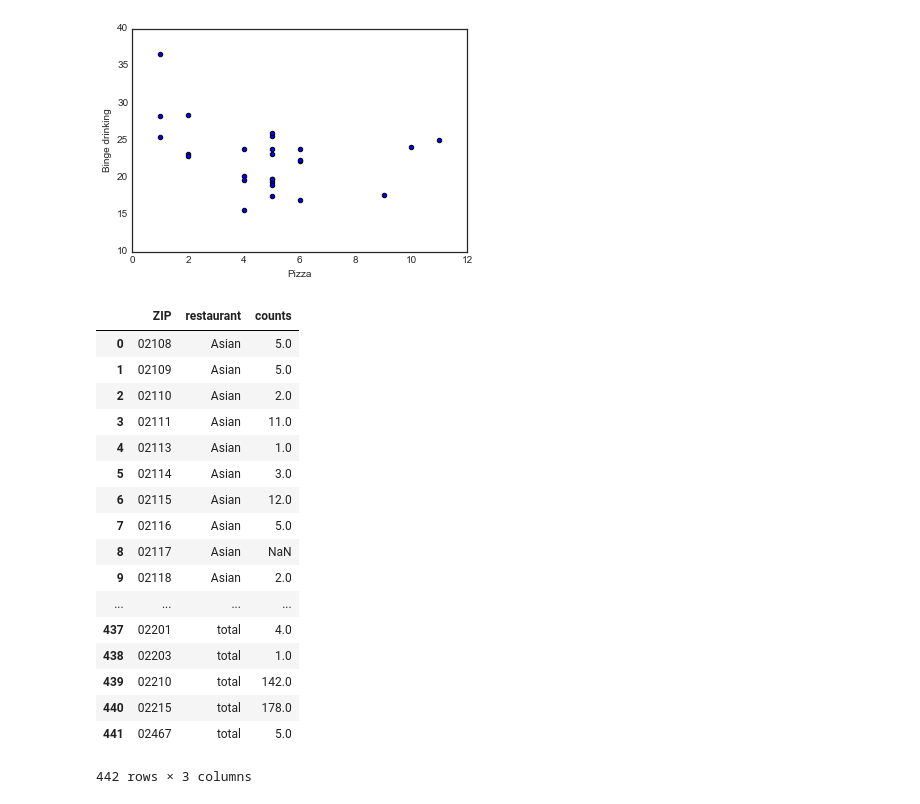
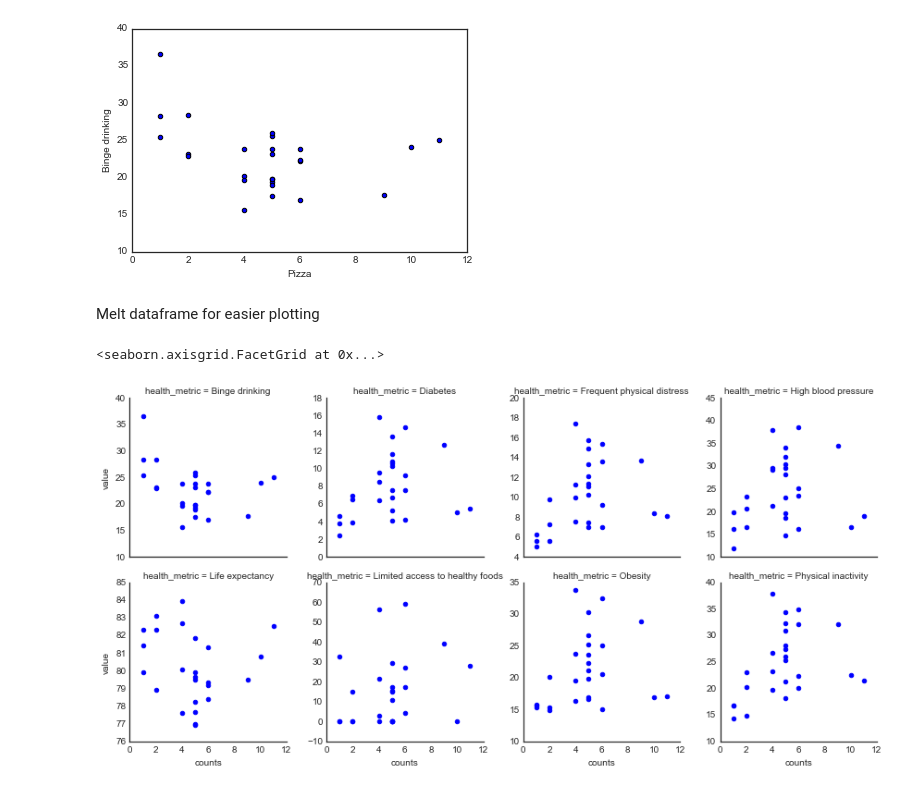
Before and after one commit to cduvallet/sourcingboston, a Jupyter notebook: src/correlations_between_restaurants_and_outcomes.ipynb, the cells around one changed output. Drawn from its saved outputs; the diff is of its cells as text; code cells hidden in the pictures.

```diff
--- a/src/correlations_between_restaurants_and_outcomes.ipynb
+++ b/src/correlations_between_restaurants_and_outcomes.ipynb
@@ -189,24 +203,25 @@ SpearmanrResult(correlation=-0.25846153846153852, pvalue=masked_array(data = 0.2
        fill_value = 1e+20)
 )
 [figure]
+# %% [markdown]
+Melt dataframe for easier plotting
 # %%
-df_rest.melt(id_vars='ZIP', var_name='restaurant', value_name='counts')
+tidy_df = pd.merge(
+    df_rest.melt(id_vars='ZIP', var_name='restaurant', value_name='counts'),
+    df_health.melt(id_vars='zip_code', var_name='health_metric', value_name='value'),
+    left_on='ZIP',
+    right_on='zip_code'
+    )
-# %% [output]
-|  | ZIP | restaurant | counts |
-| 0 | 02108 | Asian | 5.0 |
-| 1 | 02109 | Asian | 5.0 |
-| 2 | 02110 | Asian | 2.0 |
-| 3 | 02111 | Asian | 11.0 |
-| 4 | 02113 | Asian | 1.0 |
-| 5 | 02114 | Asian | 3.0 |
-| 6 | 02115 | Asian | 12.0 |
-| 7 | 02116 | Asian | 5.0 |
-| 8 | 02117 | Asian | NaN |
-| 9 | 02118 | Asian | 2.0 |
-| ... | ... | ... | ... |
-| 437 | 02201 | total | 4.0 |
-| 438 | 02203 | total | 1.0 |
-| 439 | 02210 | total | 142.0 |
-| 440 | 02215 | total | 178.0 |
-| 441 | 02467 | total | 5.0 |
-442 rows × 3 columns
+# %%
+
+#fig, ax = plt.subplots()
+
+g = sns.FacetGrid(
+    data=tidy_df.query('health_metric == @health_outcomes').query('restaurant == "Pizza"'),
+    col='health_metric',
+    col_wrap=4,
+    sharey=False)
+g.map(plt.scatter, 'counts', 'value')
+# %% [output]
+<seaborn.axisgrid.FacetGrid at 0x...>
+[figure, added]
```
Also changed, not shown: parts of 16 cells of this notebook, 1 other file.
